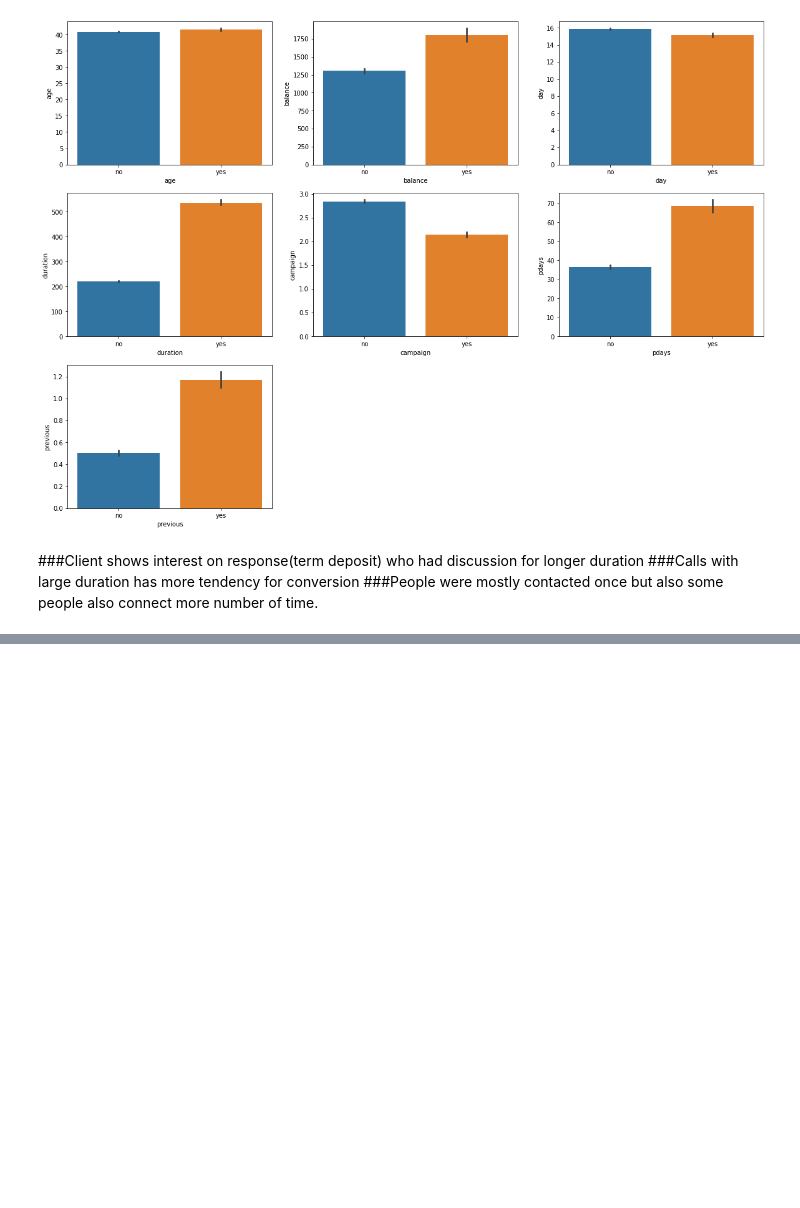
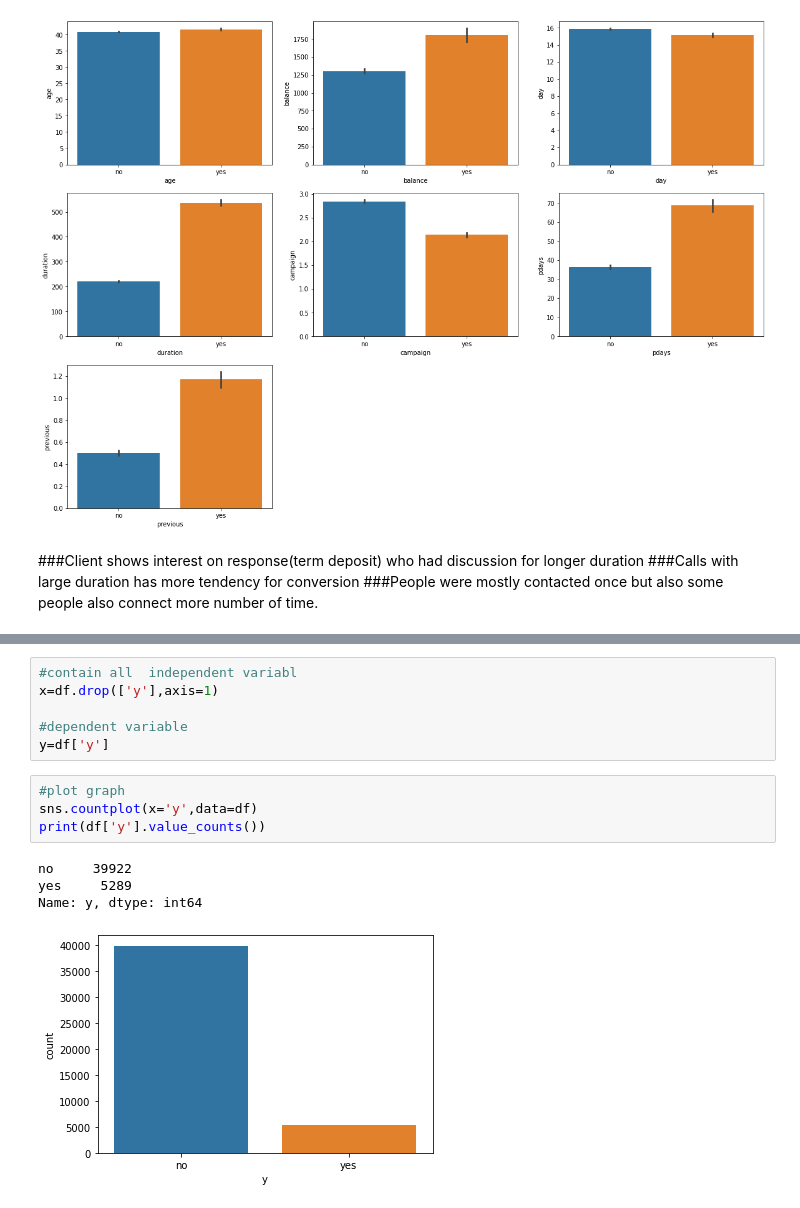
Before and after one commit to YashwantRaul/Supervised-ML-Classification, a Jupyter notebook: Bank_Marketing_Effectiveness_Prediction_Capstone_Project.ipynb, the cells around one changed output, grey strips where cells are left out. Saved outputs shown, nothing was run; the diff lists cells and outputs as text; blank space fills up the shorter version.

```diff
--- a/Bank_Marketing_Effectiveness_Prediction_Capstone_Project.ipynb
+++ b/Bank_Marketing_Effectiveness_Prediction_Capstone_Project.ipynb
@@ -383,0 +399,15 @@ plt.show()
+# %%
+#contain all  independent variabl
+x=df.drop(['y'],axis=1)
+
+#dependent variable
+y=df['y']
+# %%
+#plot graph
+sns.countplot(x='y',data=df)
+print(df['y'].value_counts())
+# %% [output]
+no     39922
+yes     5289
+Name: y, dtype: int64
+[figure, added]
```
Also changed, not shown: parts of 33 cells of this notebook.
